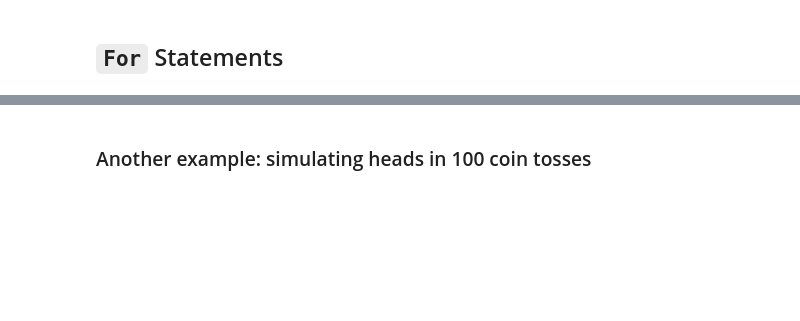
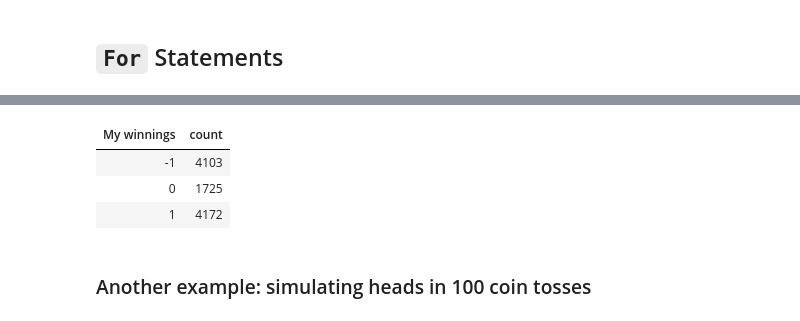
Before and after one commit to ucsb-ds/cmpsc5a-f21-students, a Jupyter notebook: lec-notebooks/week7-lec13-conditionals-iteration-live.ipynb, the cells around one changed output, grey strips where cells are left out. Saved outputs shown, nothing was run; the diff lists cells and outputs as text; code cells hidden in the pictures; blank space fills up the shorter version.

```diff
--- a/lec-notebooks/week7-lec13-conditionals-iteration-live.ipynb
+++ b/lec-notebooks/week7-lec13-conditionals-iteration-live.ipynb
@@ -329,3 +299,10 @@ results.group('My winnings').barh('My winnings')
+# %%
+results.group('My winnings')
+# %% [output]
+| My winnings | count |
+| -1 | 4103 |
+| 0 | 1725 |
+| 1 | 4172 |
 # %%
 # Bonus question: This simulation is relatively simple.
 # Can you find a way to run it without using a for loop?
```
Also changed, not shown: parts of 59 cells of this notebook, 1 other file.
